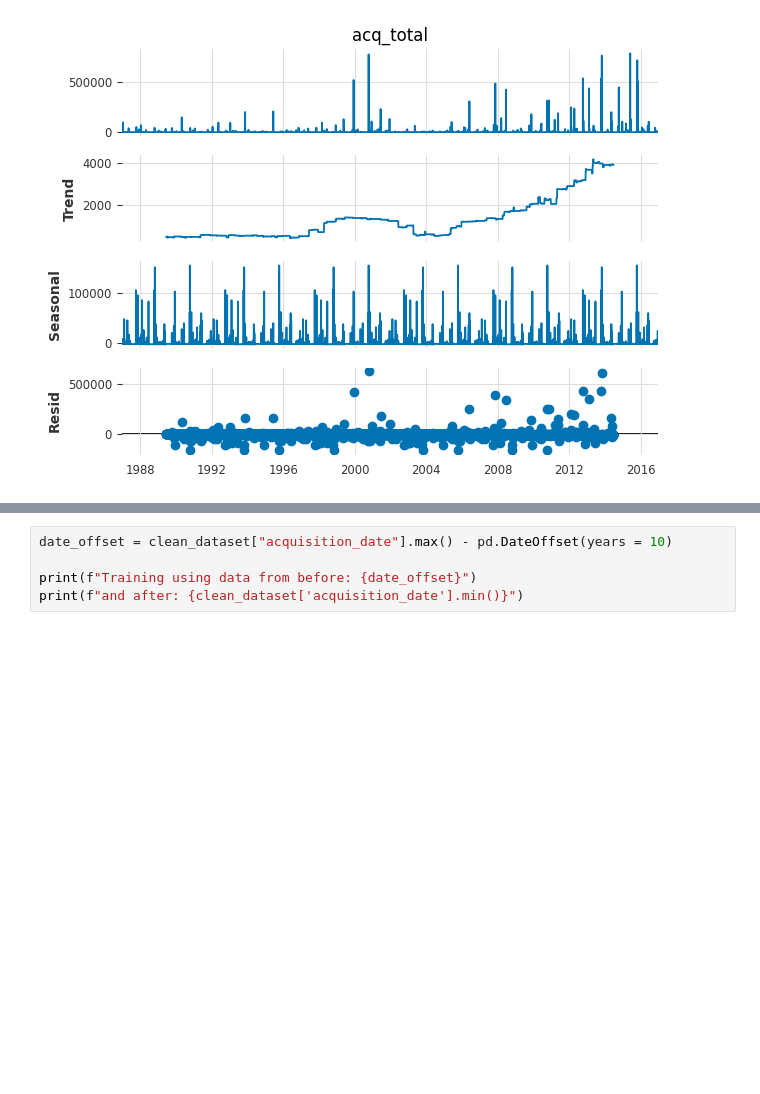
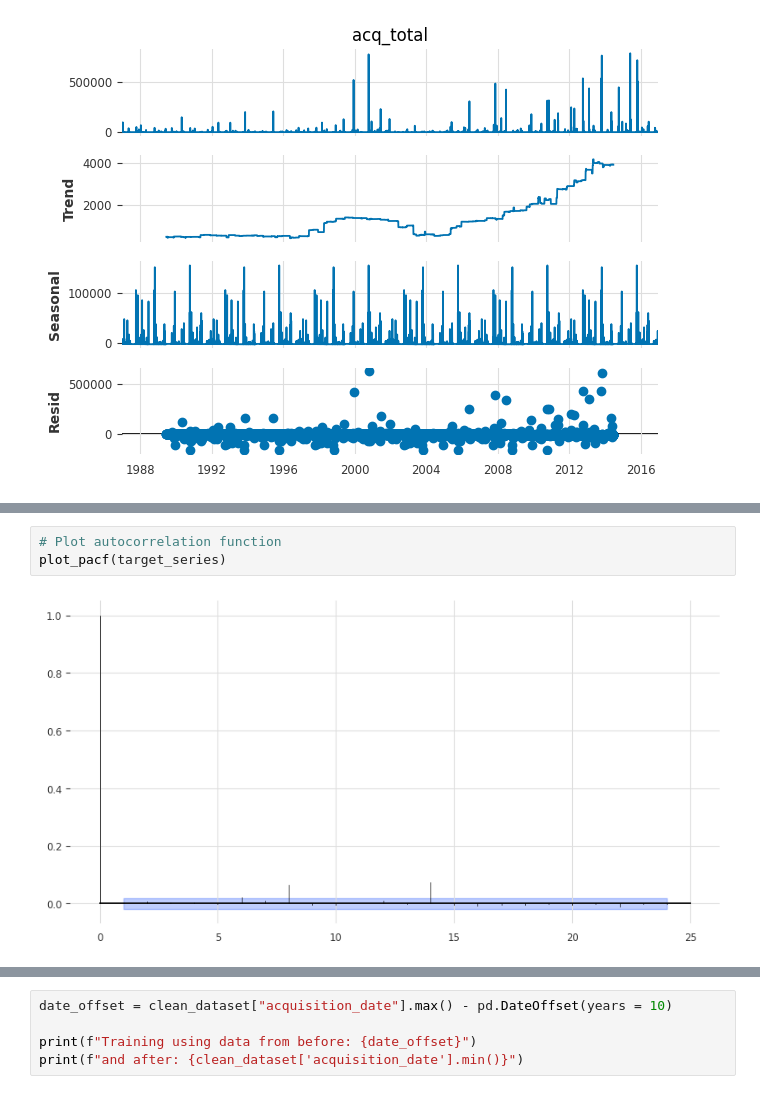
Before and after one commit to marisol-yake/MMM-museum-analytics, a Jupyter notebook: examples/NYC_MoMA_Example/Collections Time Series Forecasting.ipynb, the cells around one changed output, grey strips where cells are left out. Cells and saved outputs as stored; diff of their text form; blank space fills up the shorter version.

```diff
--- a/examples/NYC_MoMA_Example/Collections Time Series Forecasting.ipynb
+++ b/examples/NYC_MoMA_Example/Collections Time Series Forecasting.ipynb
@@ -264,2 +277,7 @@ for days in [1, 7, 30, 365, (365 * 2), (365 * 3), (365 * 4), (365 * 5)]:  # Plot
+# %%
+# Plot autocorrelation function
+plot_pacf(target_series)
+# %% [output]
+[figure, added]
 # %%
 # Time Series Model Comparison Setup
```
Also changed, not shown: parts of 21 cells of this notebook.
